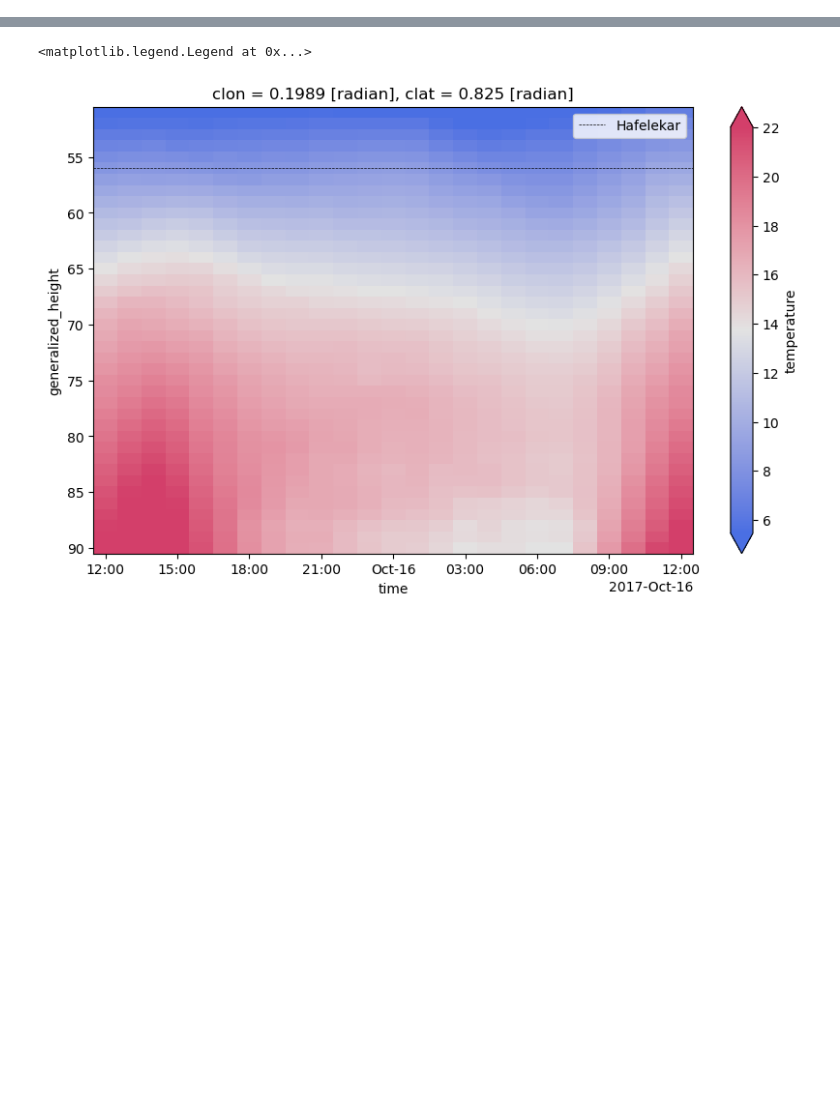
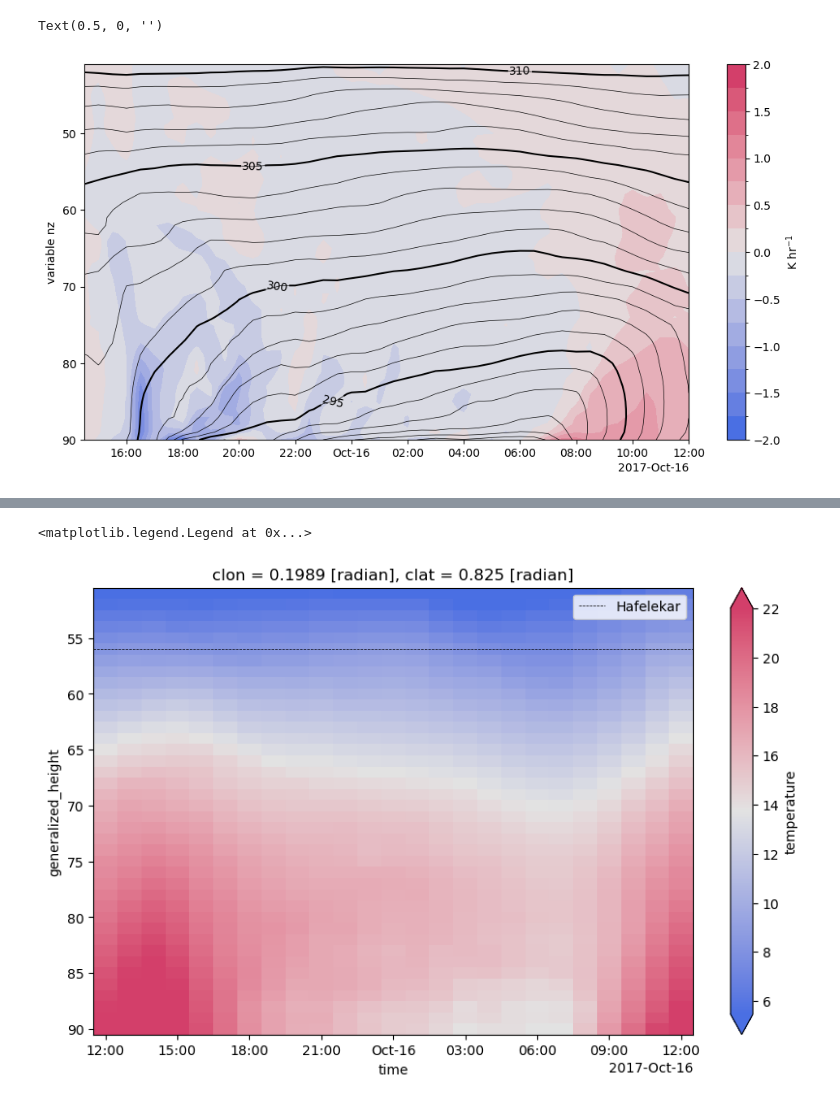
Before and after one commit to Glatzli/model_comparison_codes, a Jupyter notebook: additional_calculations/timeseries.ipynb, the cells around one changed output, grey strips where cells are left out. Drawn from its saved outputs; the diff is of its cells as text; code cells hidden in the pictures; blank space fills up the shorter version.

Commit message:
changed_cals_read_ins

```diff
--- a/additional_calculations/timeseries.ipynb
+++ b/additional_calculations/timeseries.ipynb
@@ -13,3 +16,7 @@ import numpy as np
 import matplotlib.pyplot as plt
 from colorspace import diverging_hcl
 import tarfile
+# %%
+lat_ibk = 47.259998
+lon_ibk = 11.384167
+pal1 = diverging_hcl(palette = "Blue-Red 2")
@@ -15,0 +25,3 @@ import tarfile
+# %%
+arome = read_in_arome.read_3D_variables_AROME(variables=["th", "z"], method="sel", lat=lat_ibk, lon=lon_ibk)
+arome
@@ -15,0 +44,3 @@ import tarfile
+# %%
+arome_pot_temp = arome.th.isel(nz = np.arange(40, 90))
+arome_pot_temp
@@ -15,0 +65,25 @@ import tarfile
+# %%
+# Create the plot
+fig, ax = plt.subplots(figsize=(12, 6))
+
+# Plot the filled contours
+contourf = arome_pot_temp.diff("time").plot.contourf(ax=ax, x="time", y="nz", levels=20,
+                                     cmap=pal1.cmap(), add_colorbar=False)
+
+# Plot the contour lines
+contour1 = arome_pot_temp.isel(time=slice(1, 100)).plot.contour(ax=ax, x="time", y="nz",
+                                   levels=np.arange(np.round(arome_pot_temp.min()), np.round(arome_pot_temp.max()), 1),
+                                   colors='black', linewidths=0.5)
+contour5 = arome_pot_temp.isel(time=slice(1, 100)).plot.contour(ax=ax, x="time", y="nz",
+                                   levels=np.arange(295, np.round(arome_pot_temp.max()), 5),
+                                   colors='black', linewidths=1.5)
+ax.clabel(contour5)
+ax.invert_yaxis()
+# Add a colorbar
+cbar = plt.colorbar(contourf, ax=ax)
+cbar.set_label('K hr$^{-1}$')
+ax.set_title("")
+ax.set_ylabel("variable nz"); ax.set_xlabel("")
+# %% [output]
+Text(0.5, 0, '')
+[figure, added]
```
Also changed, not shown: parts of 42 cells of this notebook, 11 other files.
